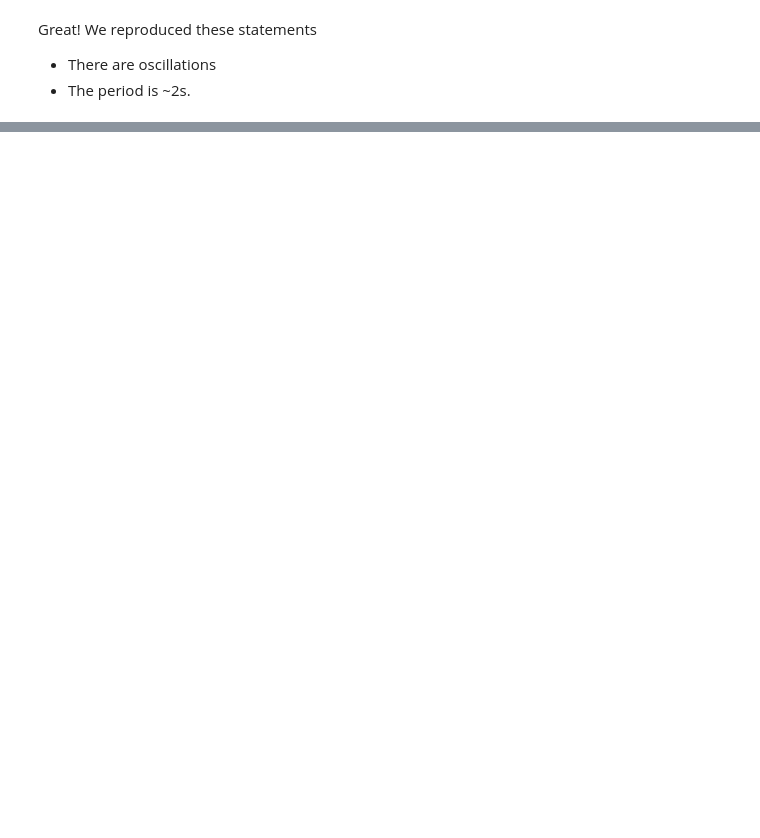
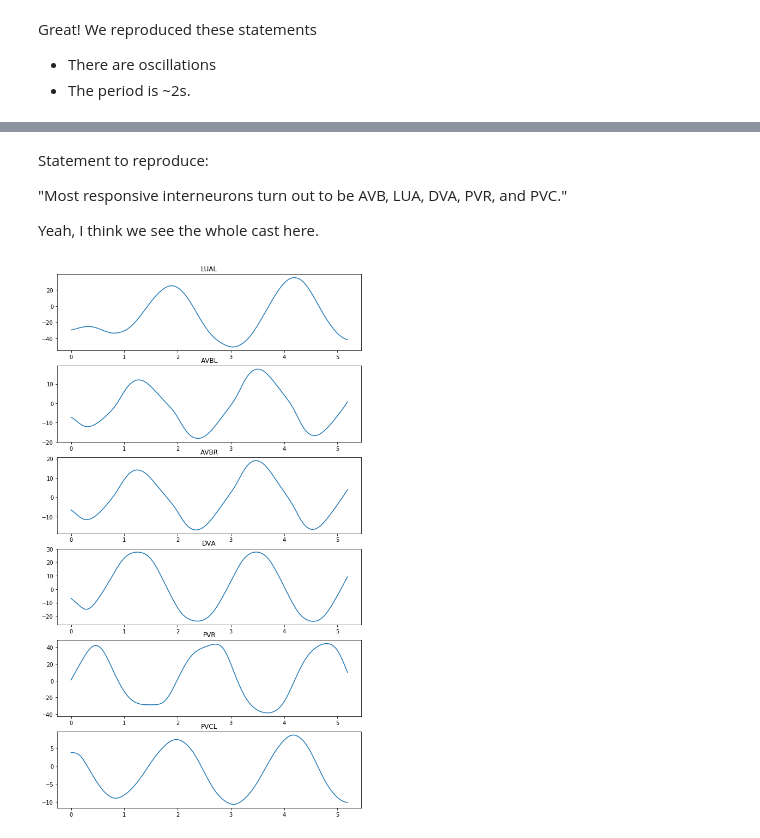
Before and after one commit to sjonany/c-elegans-interactome-analysis, a Jupyter notebook: milestone_responsive.ipynb, the cells around one changed output, grey strips where cells are left out. Saved outputs shown, nothing was run; the diff lists cells and outputs as text; code cells hidden in the pictures; blank space fills up the shorter version.

```diff
--- a/milestone_responsive.ipynb
+++ b/milestone_responsive.ipynb
@@ -20,0 +89,10 @@ Great! We reproduced these statements
+# %% [markdown]
+Statement to reproduce:
+
+"Most responsive interneurons turn out to be AVB, LUA, DVA, PVR, and PVC."
+
+Yeah, I think we see the whole cast here.
+# %%
+plot_saved_dynamics(['LUAL', 'AVBL', 'AVBR', 'DVA', 'PVR', 'PVCL'], fwd_dynamics, neuron_metadata_collection)
+# %% [output]
+[figure, added]
```
Also changed, not shown: parts of 11 cells of this notebook, 1 other file.
